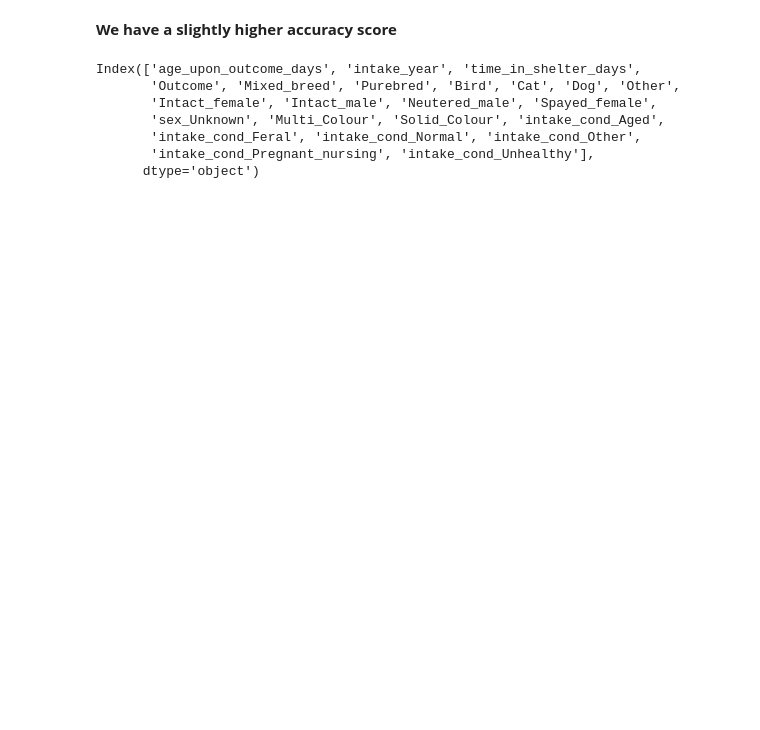
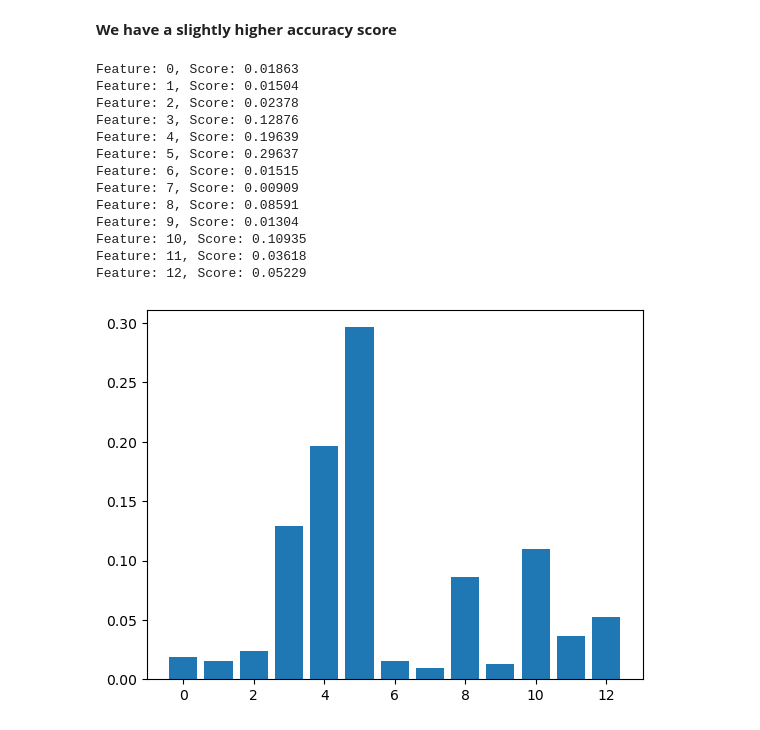
Before and after one commit to mariamguleid/Animal-Adoption-Proj, a Jupyter notebook: notebooks/models.ipynb, the cells around one changed output. Saved outputs shown, nothing was run; the diff lists cells and outputs as text; code cells hidden in the pictures; blank space fills up the shorter version.

```diff
--- a/notebooks/models.ipynb
+++ b/notebooks/models.ipynb
@@ -36,7 +68,7 @@ df.head()
 # %%
 # Seperating numerical and categorical data
 
-numeric_cols = ['age_upon_outcome_days', 'intake_year', 'time_in_shelter_days']
+numeric_cols = ['age_upon_outcome_days', 'time_in_shelter_days']
 cat_cols = list(set(df.columns) - set(numeric_cols) - {'Outcome'})
 cat_cols.sort()
 
@@ -166,5 +195,7 @@ Accuracy - : 0.793
 # %%
-model = LogisticRegression(C=0.0006951927961775605, solver='liblinear', penalty = 'l1')
+# Refitting model with best parameters
+
+model = LogisticRegression(C=0.01, solver='newton-cg', penalty = 'l2')
 
 model.fit(X, y)
 # %% [output]
@@ -181,4 +211,0 @@ Accuracy = 0.794
-# %%
-model = LogisticRegression(C=0.0006951927961775605, solver='liblinear', penalty = 'l2')
-
-model.fit(X, y)
@@ -262,6 +280,6 @@ Best hyperparameter combination:  {'subsample': 0.7, 'num_class': 10, 'n_estimat
 # %%
 # fit model with parameters on training data
-model_xgb = XGBClassifier(subsample=0.7, n_estimators=500, max_depth=10, learning_rate=0.01, colsample_bytree=0.7999999999999999, colsample_bylevel=0.7999999999999999, gamma=0, reg_lambda=0, min_child_weight=0 )
+model_xgb = XGBClassifier(subsample=0.8999999999999999, n_estimators=750, max_depth=6, learning_rate=0.2, colsample_bytree=0.6, colsample_bylevel=0.5, gamma=1)
 model_xgb.fit(X, y)
 # %% [output]
 XGBClassifier(base_score=None, booster=None, callbacks=None,
@@ -289,18 +307,33 @@ Accuracy: 83.51%
 # %% [markdown]
 **We have a slightly higher accuracy score**
+# %%
+# Checking feature importance
+
+importance = model_xgb.feature_importances_
+# summarize feature importance
+for i,v in enumerate(importance):
+ print('Feature: %0d, Score: %.5f' % (i,v))
+# plot feature importance
+pyplot.bar([x for x in range(len(importance))], importance)
+pyplot.show()
+# %% [output]
+Feature: 0, Score: 0.01863
+Feature: 1, Score: 0.01504
+Feature: 2, Score: 0.02378
+Feature: 3, Score: 0.12876
+Feature: 4, Score: 0.19639
+Feature: 5, Score: 0.29637
+Feature: 6, Score: 0.01515
+Feature: 7, Score: 0.00909
+Feature: 8, Score: 0.08591
+Feature: 9, Score: 0.01304
+Feature: 10, Score: 0.10935
+Feature: 11, Score: 0.03618
+Feature: 12, Score: 0.05229
+[figure, added]
 # %%
 # Saving model
 
 pickle_out = open("model_xgb.pkl", "wb")
 pickle.dump(model_xgb, pickle_out)
 pickle_out.close()
-# %%
-df.columns
-# %% [output]
-Index(['age_upon_outcome_days', 'intake_year', 'time_in_shelter_days',
-       'Outcome', 'Mixed_breed', 'Purebred', 'Bird', 'Cat', 'Dog', 'Other',
-       'Intact_female', 'Intact_male', 'Neutered_male', 'Spayed_female',
-       'sex_Unknown', 'Multi_Colour', 'Solid_Colour', 'intake_cond_Aged',
-       'intake_cond_Feral', 'intake_cond_Normal', 'intake_cond_Other',
-       'intake_cond_Pregnant_nursing', 'intake_cond_Unhealthy'],
-      dtype='object')
```
Also changed, not shown: parts of 28 cells of this notebook, 1 other file.
